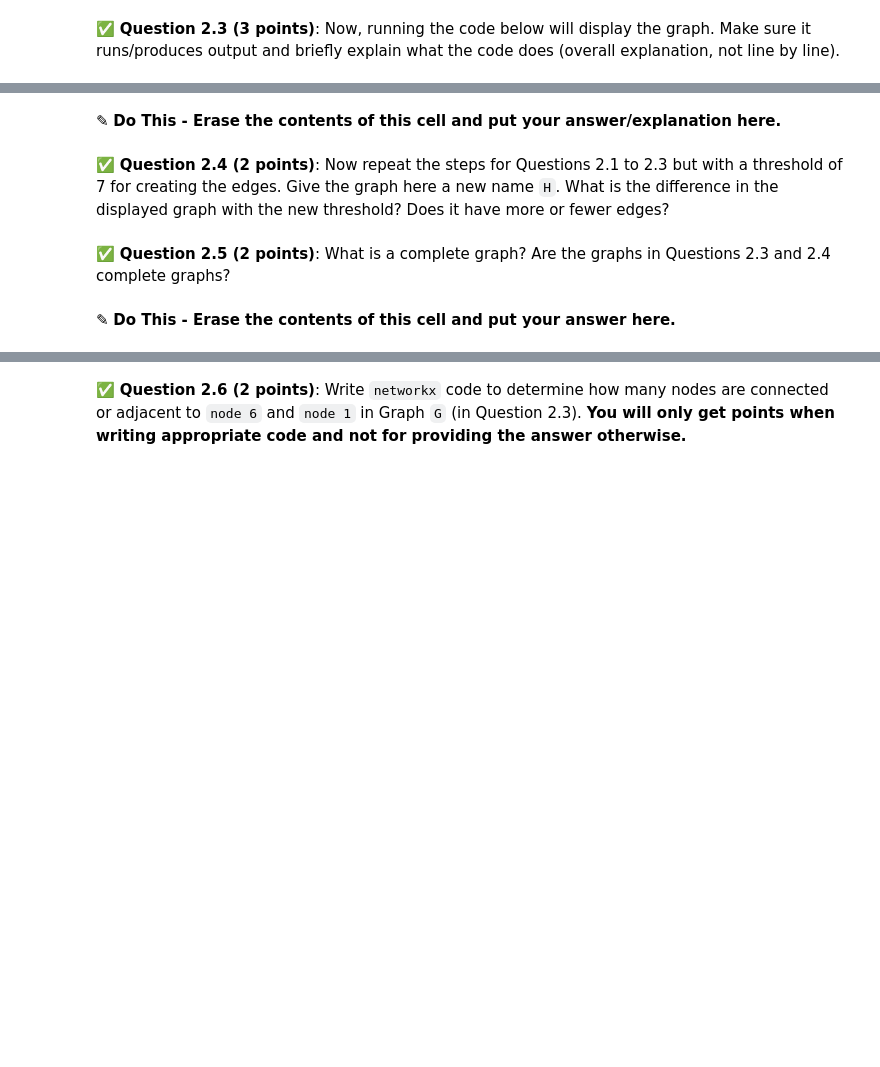
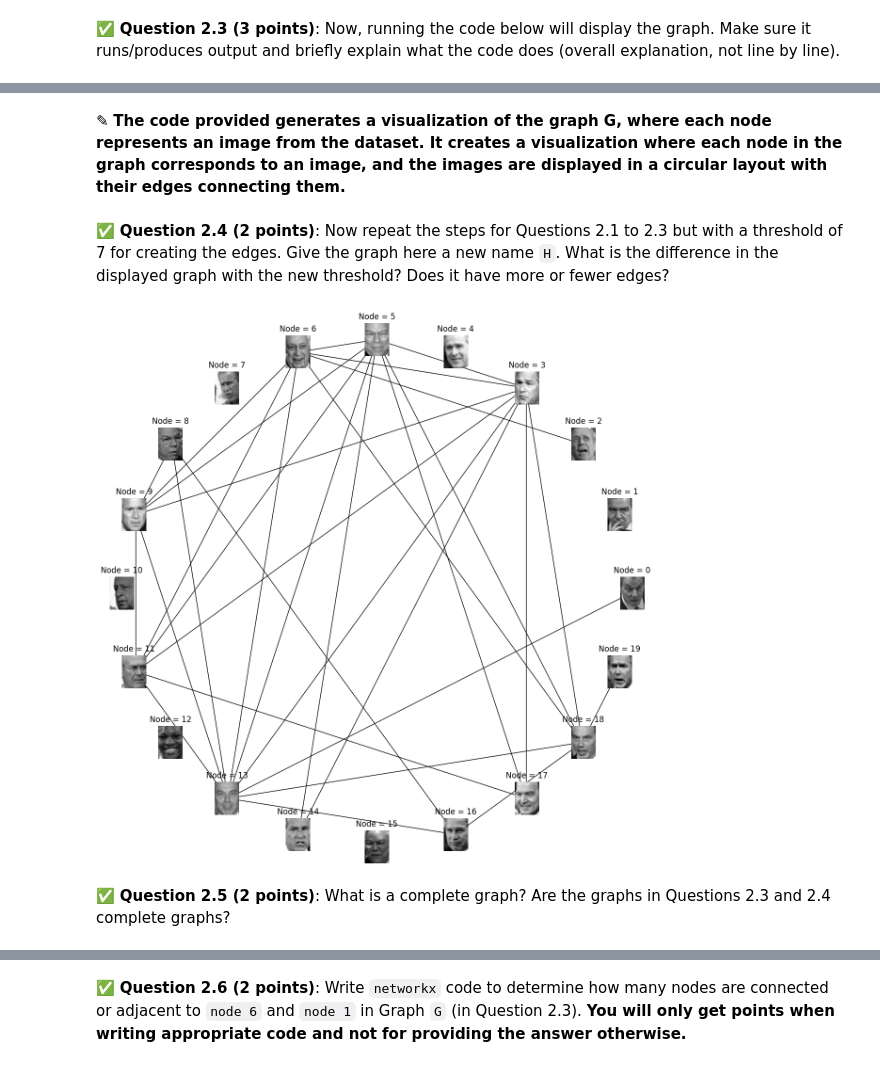
Before and after one commit to Chungminlee08/cmse202-s24-turnin, a Jupyter notebook: final/CMSE202-Final-Section3-STUDENT.ipynb, the cells around one changed output, grey strips where cells are left out. Saved outputs shown, nothing was run; the diff lists cells and outputs as text; code cells hidden in the pictures; blank space fills up the shorter version.

```diff
--- a/final/CMSE202-Final-Section3-STUDENT.ipynb
+++ b/final/CMSE202-Final-Section3-STUDENT.ipynb
@@ -141,4 +158,4 @@ NameError: name 'nx' is not defined
-# %% [markdown]
-<font size=+3>&#9998;</font> **Do This - Erase the contents of this cell and put your answer/explanation here.**
+# %% [markdown]
+<font size=+3>&#9998;</font> **The code provided generates a visualization of the graph G, where each node represents an image from the dataset. It creates a visualization where each node in the graph corresponds to an image, and the images are displayed in a circular layout with their edges connecting them.**
 # %% [markdown]
 &#9989; **Question 2.4 (2 points)**: Now repeat the steps for Questions 2.1 to 2.3 but with a threshold of 7 for creating the edges. Give the graph here a new name `H`. What is the difference in the displayed graph with the new threshold? Does it have more or fewer edges?
@@ -147,4 +162,49 @@ NameError: name 'nx' is not defined
+# %%
+### Put your code for Question 2.4 here
+
+# Create an empty graph
+H = nx.Graph()
+
+# Add nodes to the graph with image attributes
+for i in range(20):
+    H.add_node(i, image=images[i])
+
+# Compute the distance matrix between all pairs of images
+distances = distance_matrix(feature_vectors[:20], feature_vectors[:20])
+
+# Iterate over each pair of nodes and add edges based on the threshold
+for i in range(20):
+    for j in range(i + 1, 20):
+        if distances[i, j] < 7:
+            H.add_edge(i, j)
+
+# Display the updated graph
+pos = nx.circular_layout(H)
+fig = plt.figure(figsize=(14,14))
+ax = plt.subplot(111)
+ax.set_aspect('equal')
+nx.draw_networkx_edges(H, pos, ax=ax)
+plt.xlim(-1,1)
+plt.ylim(-1,1)
+
+trans = ax.transData.transform
+trans2 = fig.transFigure.inverted().transform
+
+size = 0.05  # image size
+p2 = size / 2.0
+
+for n in H:
+    xx, yy = trans(pos[n])  # figure coordinates
+    xa, ya = trans2((xx, yy))  # axes coordinates
+    a = plt.axes([xa - p2, ya - p2, size, size])
+    a.set_aspect('equal')
+    a.set_title('Node = %i' % n)
+    a.imshow(H.nodes[n]['image'], cmap='gray')
+    a.axis('off')
+
+ax.axis('off')
+plt.show()
+# %% [output]
+[figure, added]
 # %% [markdown]
 &#9989; **Question 2.5 (2 points)**: What is a complete graph? Are the graphs in Questions 2.3 and 2.4 complete graphs?
-# %% [markdown]
-<font size=+3>&#9998;</font> **Do This - Erase the contents of this cell and put your answer here.**
```
Also changed, not shown: parts of 43 cells of this notebook.
